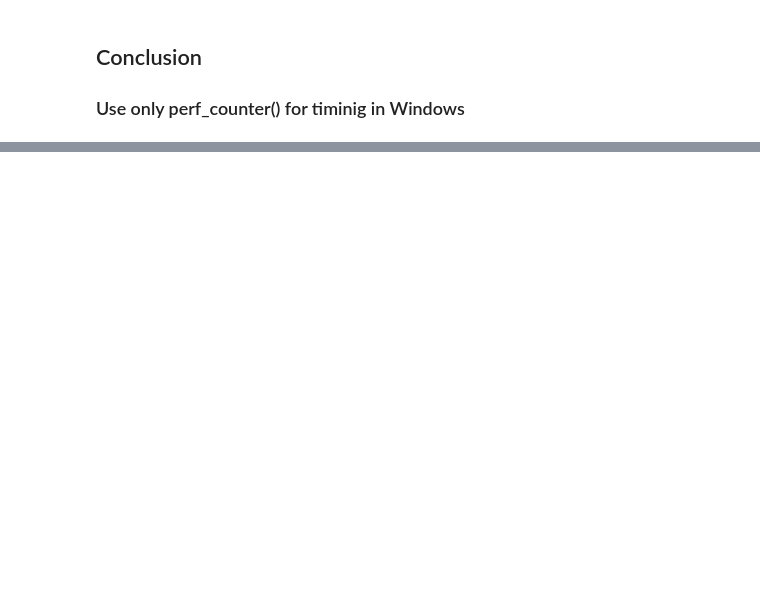
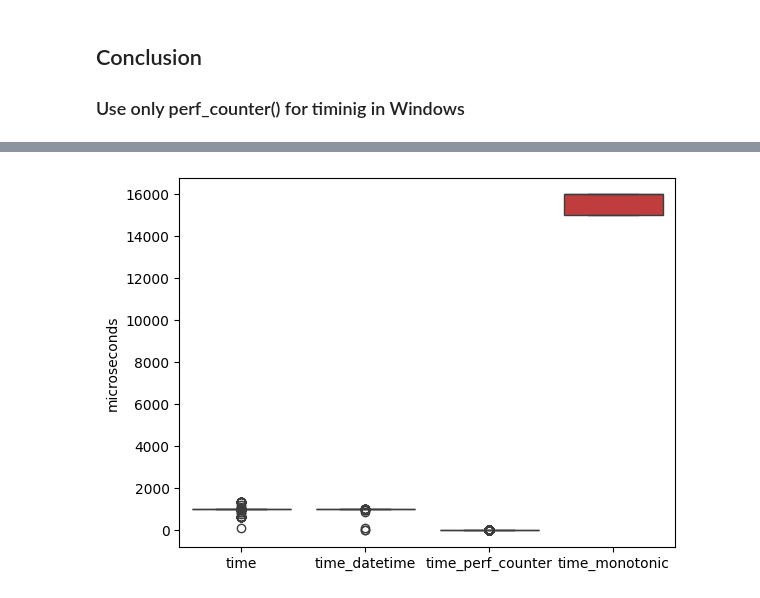
Before and after one commit to amar-enkhbat/codebook_generator, a Jupyter notebook: time_accuracy_windows.ipynb, the cells around one changed output, grey strips where cells are left out. Cells and saved outputs as stored; diff of their text form; code cells hidden in the pictures; blank space fills up the shorter version.

```diff
--- a/time_accuracy_windows.ipynb
+++ b/time_accuracy_windows.ipynb
@@ -42,3 +91,13 @@ plt.show()
 # %% [markdown]
 ## Conclusion
 ### Use only perf_counter() for timinig in Windows
+# %%
+import pandas as pd
+
+df = pd.DataFrame({
+    'time': samples_time,
+    'time_datetime': samples_datetime,
+    'time_perf_counter': samples_perf_counter,
+    'time_monotonic': samples_monotonic,
+})
+df
@@ -44,0 +118,6 @@ plt.show()
+# %%
+sns.boxplot(df)
+plt.ylabel('microseconds')
+plt.show()
+# %% [output]
+[figure, added]
```
Also changed, not shown: parts of 13 cells of this notebook, 2 other files.
